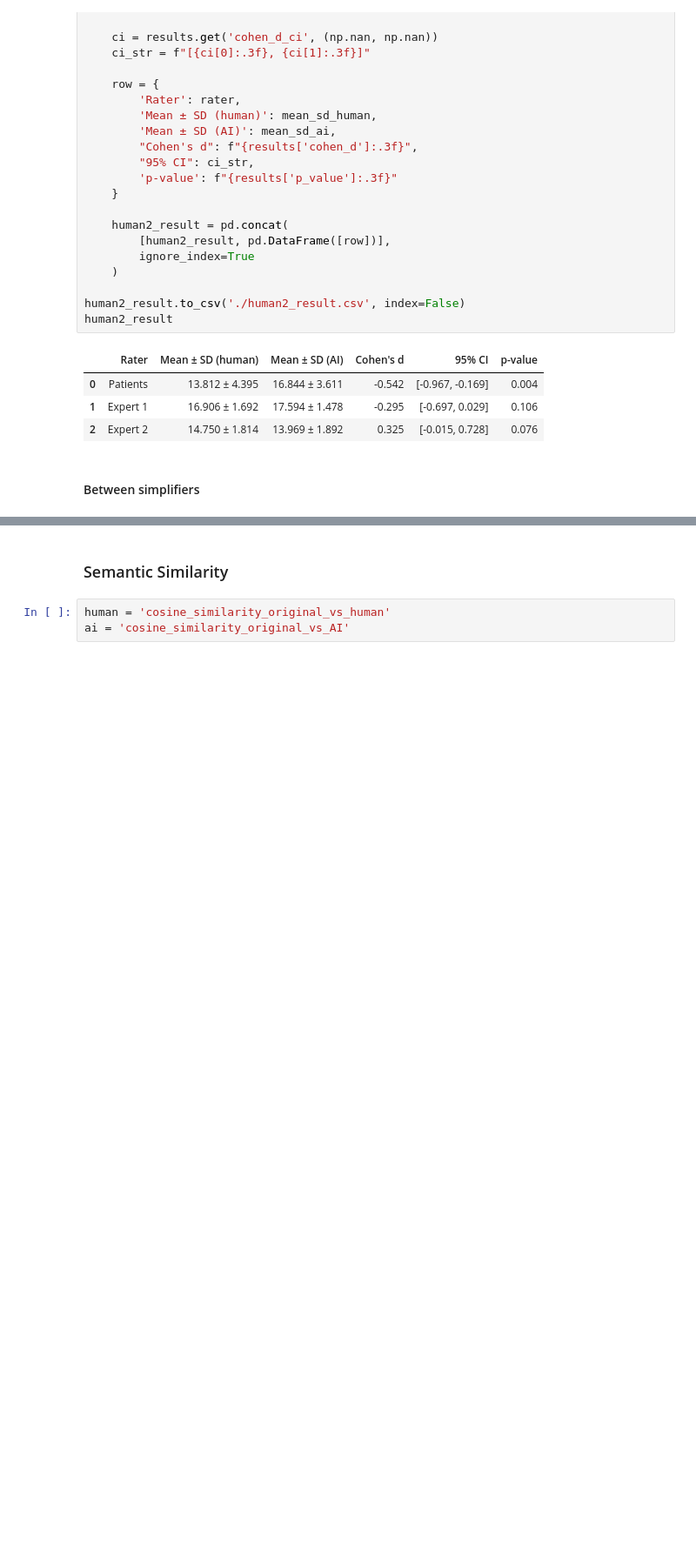
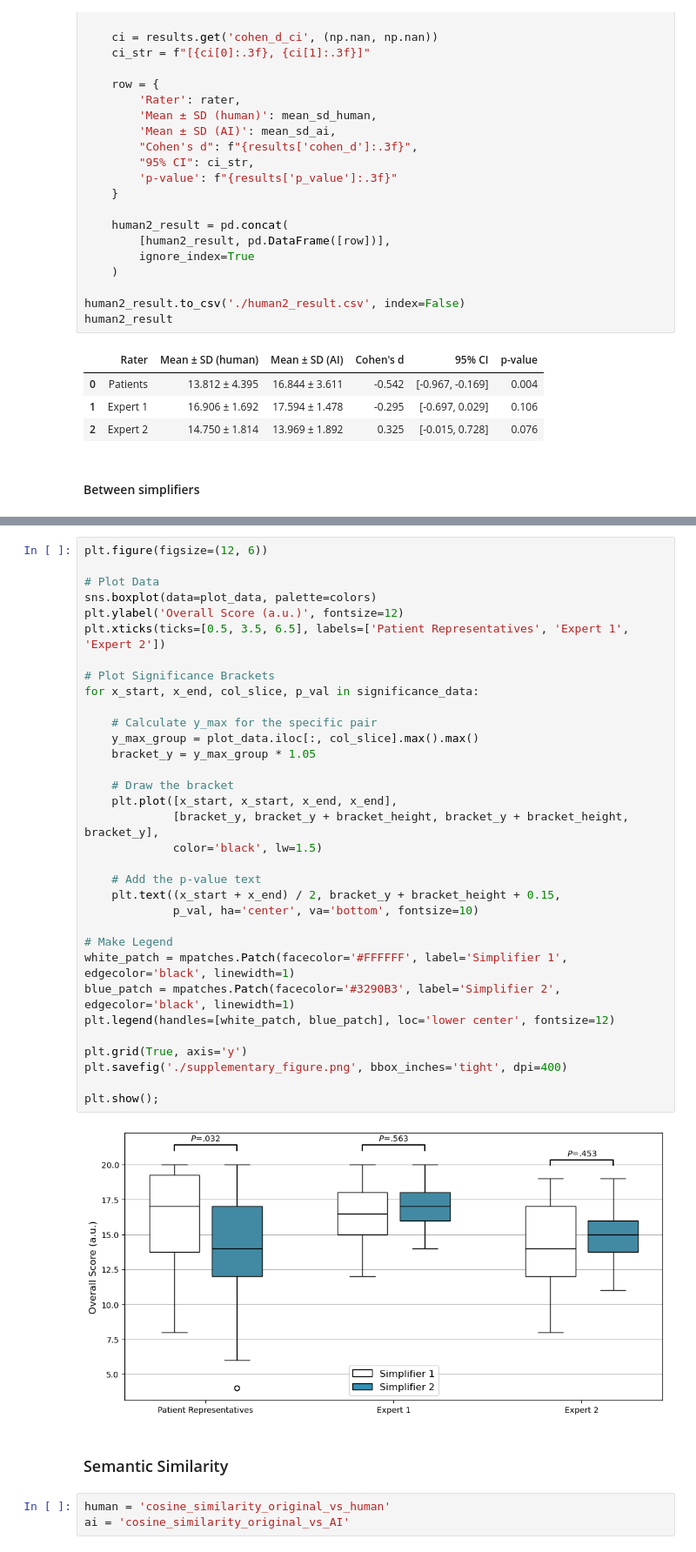
Before and after one commit to IfGF-UUlm/GISelA-for-patients, a Jupyter notebook: 04_additional_analyses.ipynb, the cells around one changed output, grey strips where cells are left out. Shown at 87% size. Cells and saved outputs as stored; diff of their text form; blank space fills up the shorter version.

```diff
--- a/04_additional_analyses.ipynb
+++ b/04_additional_analyses.ipynb
@@ -495,3 +530,38 @@ between_result
+# %%
+plt.figure(figsize=(12, 6))
+
+# Plot Data
+sns.boxplot(data=plot_data, palette=colors)
+plt.ylabel('Overall Score (a.u.)', fontsize=12)
+plt.xticks(ticks=[0.5, 3.5, 6.5], labels=['Patient Representatives', 'Expert 1', 'Expert 2'])
+
+# Plot Significance Brackets
+for x_start, x_end, col_slice, p_val in significance_data:
+
+    # Calculate y_max for the specific pair
+    y_max_group = plot_data.iloc[:, col_slice].max().max()
+    bracket_y = y_max_group * 1.05
+
+    # Draw the bracket
+    plt.plot([x_start, x_start, x_end, x_end],
+             [bracket_y, bracket_y + bracket_height, bracket_y + bracket_height, bracket_y],
+             color='black', lw=1.5)
+
+    # Add the p-value text
+    plt.text((x_start + x_end) / 2, bracket_y + bracket_height + 0.15,
+             p_val, ha='center', va='bottom', fontsize=10)
+
+# Make Legend
+white_patch = mpatches.Patch(facecolor='#FFFFFF', label='Simplifier 1', edgecolor='black', linewidth=1)
+blue_patch = mpatches.Patch(facecolor='#3290B3', label='Simplifier 2', edgecolor='black', linewidth=1)
+plt.legend(handles=[white_patch, blue_patch], loc='lower center', fontsize=12)
+
+plt.grid(True, axis='y')
+plt.savefig('./supplementary_figure.png', bbox_inches='tight', dpi=400)
+
+plt.show();
+# %% [output]
+[figure, added]
 # %% [markdown]
 ### Semantic Similarity
 # %%
```
Also changed, not shown: parts of 17 cells of this notebook, 1 other file.
